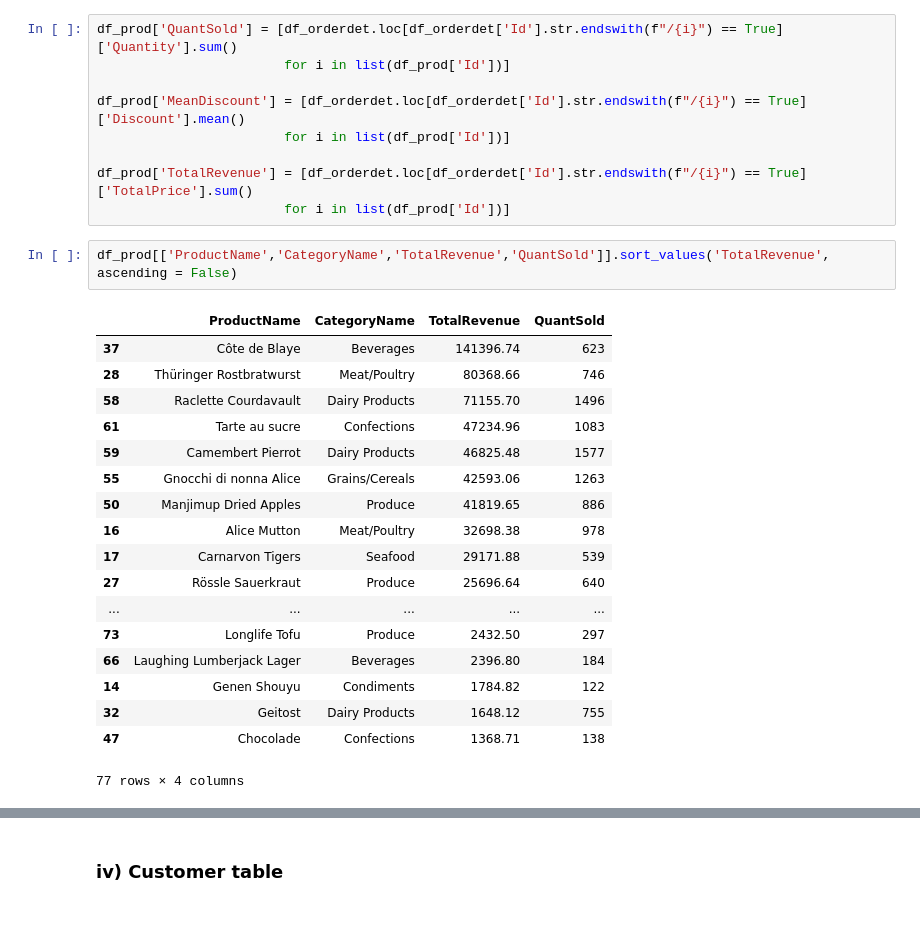
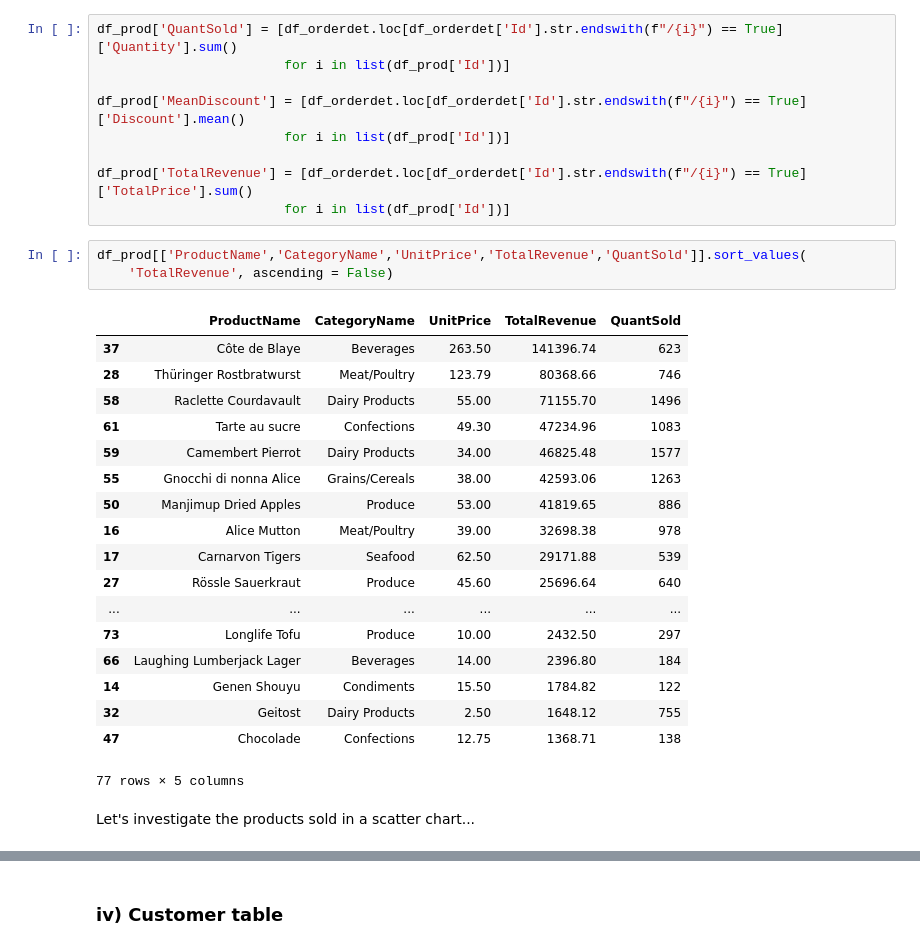
Before and after one commit to calbal91/dsc-mod-3-project-online-ds-pt-051319, a Jupyter notebook: Analysis.ipynb, the cells around one changed output, grey strips where cells are left out. Drawn from its saved outputs; the diff is of its cells as text; blank space fills up the shorter version.

```diff
--- a/Analysis.ipynb
+++ b/Analysis.ipynb
@@ -425,23 +423,26 @@ df_prod['MeanDiscount'] = [df_orderdet.loc[df_orderdet['Id'].str.endswith(f"/{i}
 df_prod['TotalRevenue'] = [df_orderdet.loc[df_orderdet['Id'].str.endswith(f"/{i}") == True]['TotalPrice'].sum()
                         for i in list(df_prod['Id'])]
 # %%
-df_prod[['ProductName','CategoryName','TotalRevenue','QuantSold']].sort_values('TotalRevenue', ascending = False)
+df_prod[['ProductName','CategoryName','UnitPrice','TotalRevenue','QuantSold']].sort_values(
+    'TotalRevenue', ascending = False)
 # %% [output]
-|  | ProductName | CategoryName | TotalRevenue | QuantSold |
-| 37 | Côte de Blaye | Beverages | 141396.74 | 623 |
-| 28 | Thüringer Rostbratwurst | Meat/Poultry | 80368.66 | 746 |
-| 58 | Raclette Courdavault | Dairy Products | 71155.70 | 1496 |
-| 61 | Tarte au sucre | Confections | 47234.96 | 1083 |
-| 59 | Camembert Pierrot | Dairy Products | 46825.48 | 1577 |
-| 55 | Gnocchi di nonna Alice | Grains/Cereals | 42593.06 | 1263 |
-| 50 | Manjimup Dried Apples | Produce | 41819.65 | 886 |
-| 16 | Alice Mutton | Meat/Poultry | 32698.38 | 978 |
-| 17 | Carnarvon Tigers | Seafood | 29171.88 | 539 |
-| 27 | Rössle Sauerkraut | Produce | 25696.64 | 640 |
-| ... | ... | ... | ... | ... |
-| 73 | Longlife Tofu | Produce | 2432.50 | 297 |
-| 66 | Laughing Lumberjack Lager | Beverages | 2396.80 | 184 |
-| 14 | Genen Shouyu | Condiments | 1784.82 | 122 |
-| 32 | Geitost | Dairy Products | 1648.12 | 755 |
-| 47 | Chocolade | Confections | 1368.71 | 138 |
+|  | ProductName | CategoryName | UnitPrice | TotalRevenue | QuantSold |
+| 37 | Côte de Blaye | Beverages | 263.50 | 141396.74 | 623 |
+| 28 | Thüringer Rostbratwurst | Meat/Poultry | 123.79 | 80368.66 | 746 |
+| 58 | Raclette Courdavault | Dairy Products | 55.00 | 71155.70 | 1496 |
+| 61 | Tarte au sucre | Confections | 49.30 | 47234.96 | 1083 |
+| 59 | Camembert Pierrot | Dairy Products | 34.00 | 46825.48 | 1577 |
+| 55 | Gnocchi di nonna Alice | Grains/Cereals | 38.00 | 42593.06 | 1263 |
+| 50 | Manjimup Dried Apples | Produce | 53.00 | 41819.65 | 886 |
+| 16 | Alice Mutton | Meat/Poultry | 39.00 | 32698.38 | 978 |
+| 17 | Carnarvon Tigers | Seafood | 62.50 | 29171.88 | 539 |
+| 27 | Rössle Sauerkraut | Produce | 45.60 | 25696.64 | 640 |
+| ... | ... | ... | ... | ... | ... |
+| 73 | Longlife Tofu | Produce | 10.00 | 2432.50 | 297 |
+| 66 | Laughing Lumberjack Lager | Beverages | 14.00 | 2396.80 | 184 |
+| 14 | Genen Shouyu | Condiments | 15.50 | 1784.82 | 122 |
+| 32 | Geitost | Dairy Products | 2.50 | 1648.12 | 755 |
+| 47 | Chocolade | Confections | 12.75 | 1368.71 | 138 |
-77 rows × 4 columns
+77 rows × 5 columns
+# %% [markdown]
+Let's investigate the products sold in a scatter chart...
```
Also changed, not shown: parts of 74 cells of this notebook, 5 other files.
